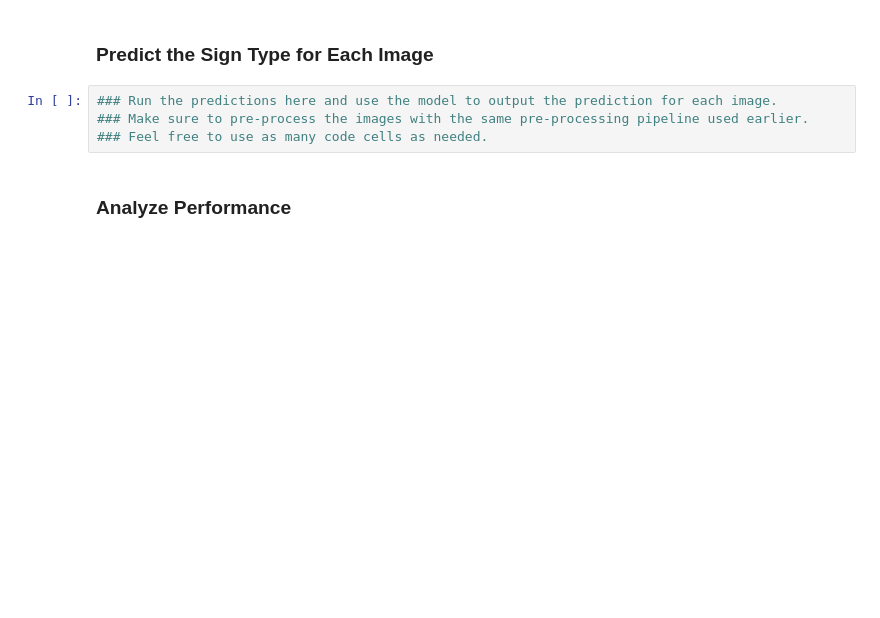
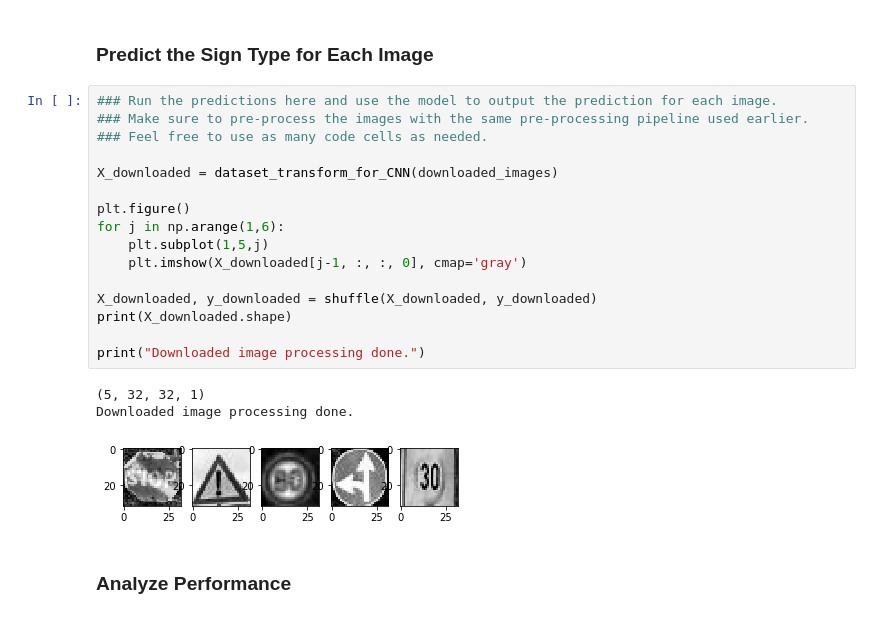
Before and after one commit to bespoke-code/CarND-P2-Traffic-Sign-Classifier, a Jupyter notebook: code_Project2_AndrejGeorgievski.ipynb, the cells around one changed output. Cells and saved outputs as stored; diff of their text form; blank space fills up the shorter version.

```diff
--- a/code_Project2_AndrejGeorgievski.ipynb
+++ b/code_Project2_AndrejGeorgievski.ipynb
@@ -405,7 +421,23 @@ You may find `signnames.csv` useful as it contains mappings from the class id (i
 # %%
 ### Run the predictions here and use the model to output the prediction for each image.
 ### Make sure to pre-process the images with the same pre-processing pipeline used earlier.
 ### Feel free to use as many code cells as needed.
+
+X_downloaded = dataset_transform_for_CNN(downloaded_images)
+
+plt.figure()
+for j in np.arange(1,6):
+    plt.subplot(1,5,j)
+    plt.imshow(X_downloaded[j-1, :, :, 0], cmap='gray')
+
+X_downloaded, y_downloaded = shuffle(X_downloaded, y_downloaded)
+print(X_downloaded.shape)
+
+print("Downloaded image processing done.")
+# %% [output]
+(5, 32, 32, 1)
+Downloaded image processing done.
+[figure, added]
 # %% [markdown]
 ### Analyze Performance
 # %%
```
Also changed, not shown: parts of 8 cells of this notebook, 6 other files.
